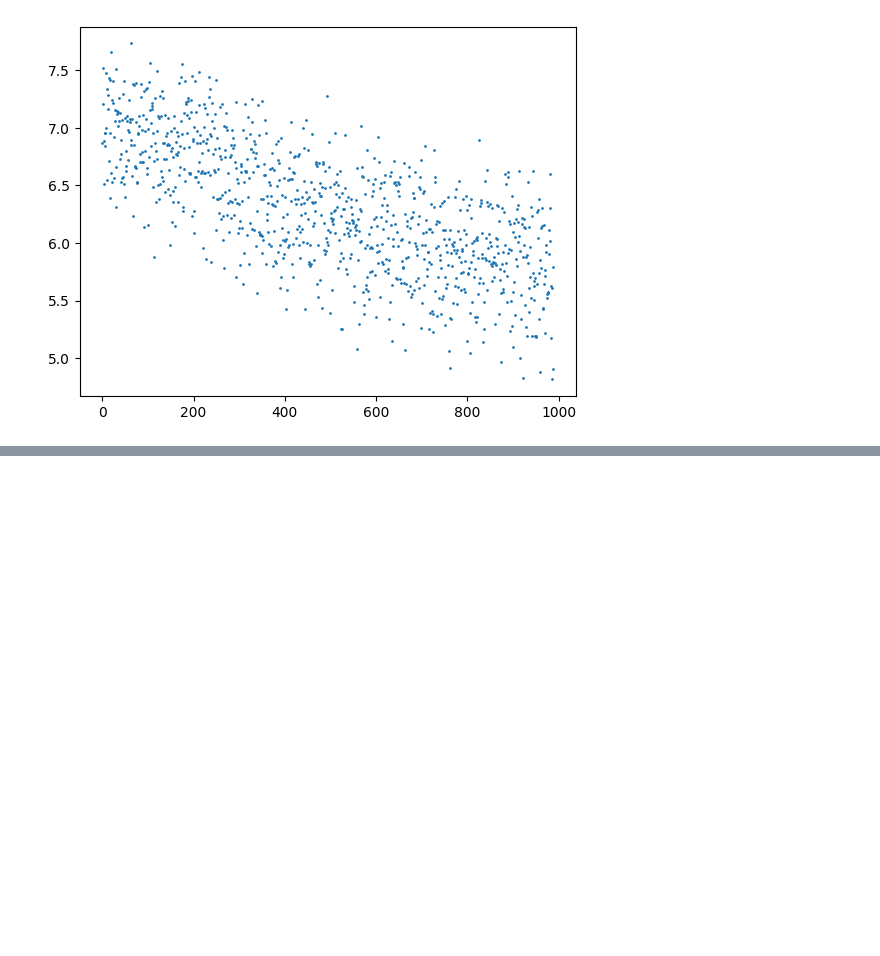
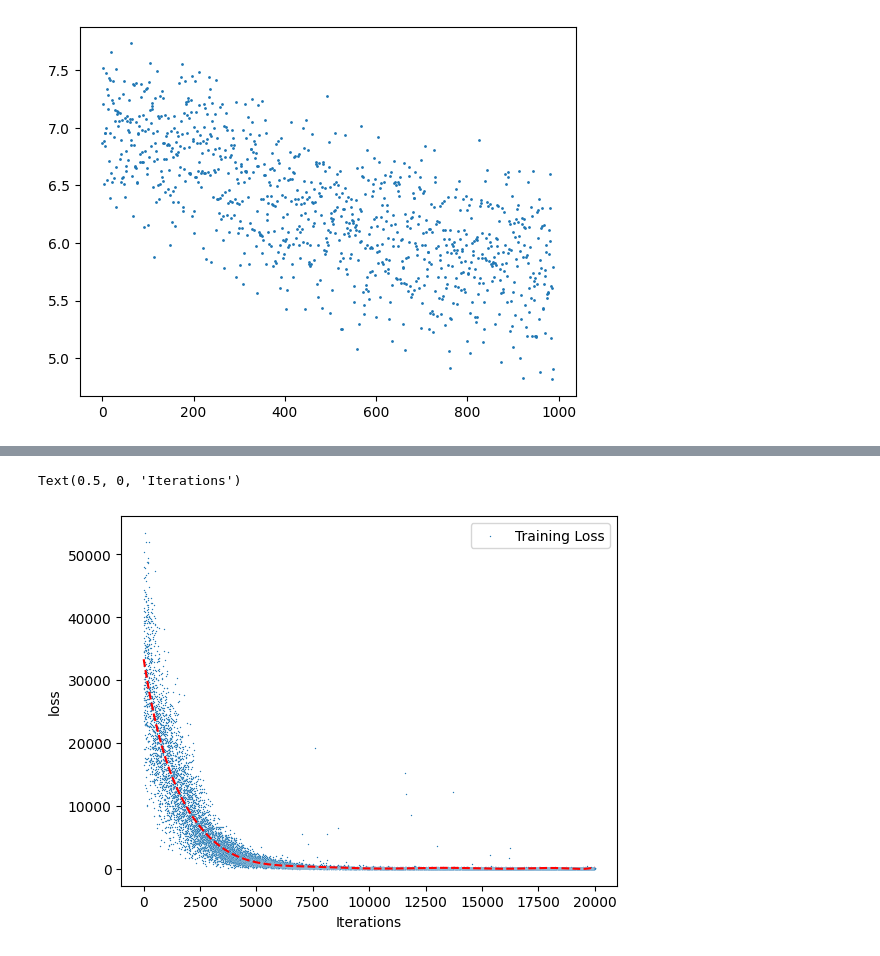
Before and after one commit to ifinckh/2025_sem_proj_FINCKH_VITA, a Jupyter notebook: results.ipynb, the cells around one changed output, grey strips where cells are left out. Saved outputs shown, nothing was run; the diff lists cells and outputs as text; code cells hidden in the pictures; blank space fills up the shorter version.

Commit message:
First successful training, L2 = 2.24

```diff
--- a/results.ipynb
+++ b/results.ipynb
@@ -111,0 +114,5 @@ plt.show()
+# %%
+fp ="metrics/train/2025_12_12_0.csv"
+
+df = pd.read_csv(fp)
+df.head()
@@ -111,0 +126,10 @@ plt.show()
+# %%
+sns.scatterplot(data=df, x=df.index, y='loss', label='Training Loss', s=1)
+# trend line
+z = np.polyfit(df.index, df['loss'],10)
+p = np.poly1d(z)
+plt.plot(df.index, p(df.index), "r--", label='Trend Line')
+plt.xlabel('Iterations')
+# %% [output]
+Text(0.5, 0, 'Iterations')
+[figure, added]
```
Also changed, not shown: parts of 7 cells of this notebook, 4 other files.
